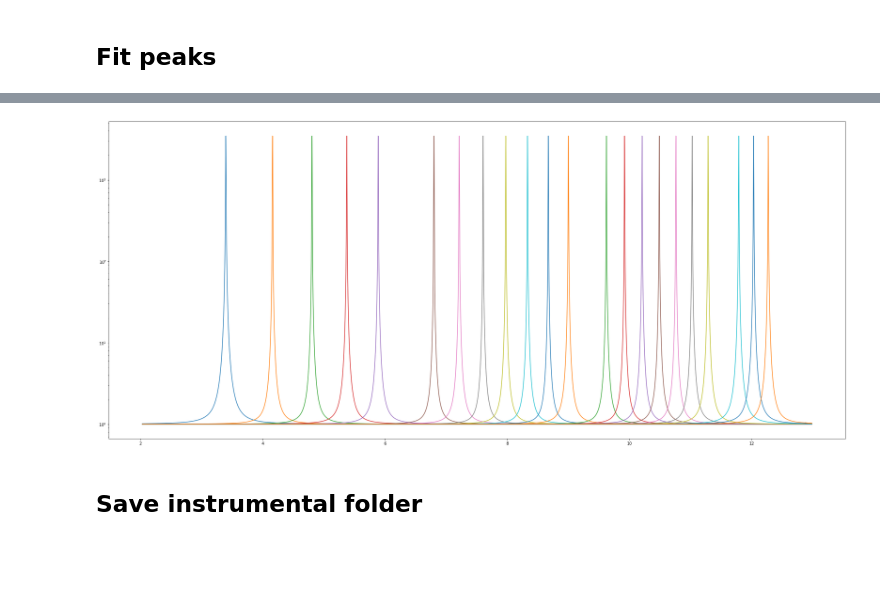
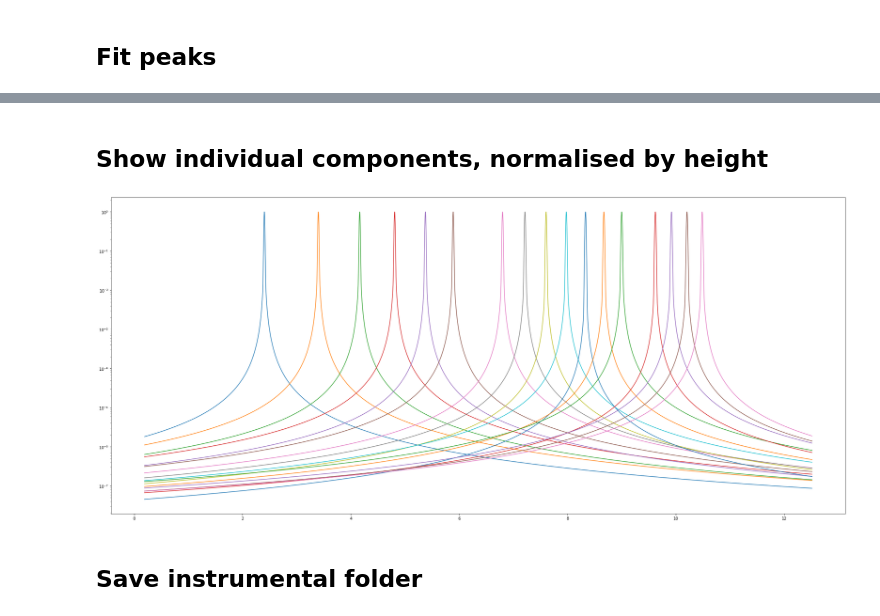
Before and after one commit to rhysgt/cmwp_tools, a Jupyter notebook: Make_CMWP_instrumental.ipynb, the cells around one changed output, grey strips where cells are left out. Drawn from its saved outputs; the diff is of its cells as text; code cells hidden in the pictures; blank space fills up the shorter version.

```diff
--- a/Make_CMWP_instrumental.ipynb
+++ b/Make_CMWP_instrumental.ipynb
@@ -22,4 +19,17 @@ baseline = [3.22, 3.7, 4.5, 6.5, 8.1, 9.3, 11.55, 12.15]
+# %%
+if not os.path.exists(outfolder):
+    os.makedirs(outfolder)
+
+x_2theta, y = np.loadtxt(inputfile, unpack=True)
+
+y=y+1000
+
+x_k_nm = 10 * 2 * np.sin(np.deg2rad(np.array(x_2theta)/2)) / wavelength
 # %%
 peak_name, peak_pos = getReflections(crystalType='cubic', outputType='2theta', a=a, wavelength=wavelength, printReflections=False)
 _, peak_pos_k = getReflections(crystalType='cubic', outputType='k', a=a, wavelength=wavelength, printReflections=False)
 peak_pos_k_nm = peak_pos_k*10
+
+
+baseline = (peak_pos_k_nm[:-1]+peak_pos_k_nm[1:])/2
+baseline = np.append(x_k_nm[15], baseline)
@@ -107,16 +90,11 @@ plt.tight_layout()
 # %% [markdown]
 ## Fit peaks
 # %%
-fig, ax = plt.subplots(1,1, figsize=(34, 15))
-# Fit each peak independently
+models = []; pars = []; prefixes = [];
 
-models = []
-pars = []
-prefixes = []
 for i, peak in enumerate(actual_peaks):
 
-    search = 100 + i*10
-    searchrange = 10
+    search = 20 + i*10
 
     elem = np.abs(x_k_nm-peak).argmin()
 
@@ -127,27 +105,22 @@ for i, peak in enumerate(actual_peaks):
     prefixes.append(prefix)
 
     mod = PseudoVoigtModel(prefix=prefix)
+    #mod = GaussianModel(prefix=prefix)
     #mod = Pearson7Model(prefix=prefix, nan_policy='omit')
     models.append(mod)
 
     par = mod.make_params()
 
     par[prefix+'center'].set(value=peak, min=peak-0.05, max=peak+0.05)
-    par[prefix+'sigma'].set(value=0.01, min=0.001, max=0.1)
-    par[prefix+'height'].set(value=(np.max(yvals)-np.min(yvals)), min=2)
+    par[prefix+'sigma'].set(value=0.005, min=0.001, max=0.2)
+    par[prefix+'height'].set(value=(np.max(yvals)-np.min(yvals)), min=(np.max(yvals)-np.min(yvals))-100, max=(np.max(yvals)-np.min(yvals))+100)
     pars.append(par)
 
 models = np.sum(models)
 pars = np.sum(pars)
 
 init = models.eval(pars, x=x_k_nm)
-out = models.fit(y_nobck, pars, x=x_k_nm)
 
+### CURRENTLY SET TO WEIGHT BY INVERSE HEIGHT
 
-# Plotting
-ax.plot(x_k_nm, y_nobck, label='raw')
-ax.plot(x_k_nm, np.sum([out.eval_components(x=x_k_nm)[prefix] for prefix in prefixes], axis=0), 'k--', label='fit')
-ax.legend()
-ax.set_ylim(-10, 100)
-ax.set_title('Raw data and fit', fontsize=14)
-ax.set_xlabel('K ($nm^{-1}$)', fontsize=14); ax.set_ylabel('Intensity', fontsize=14);
+out = models.fit(y_nobck, pars, weights=1/np.sqrt(np.abs(y_nobck)+1), x=x_k_nm)
@@ -158,16 +145,19 @@ ax.set_xlabel('K ($nm^{-1}$)', fontsize=14); ax.set_ylabel('Intensity', fontsize
+# %% [markdown]
+## Show individual components, normalised by height
 # %%
 # Expand d range to catch peaks that are clipping on edges
 
 gap=x_2theta[1]-x_2theta[0]
-new_x_2theta = np.arange(np.min(x_2theta)-10, np.max(x_2theta)+50, gap)
+new_x_2theta = np.arange(np.min(x_2theta)-2, np.max(x_2theta)+2, gap)
 new_x_k_nm = 10 * 2 * np.sin(np.deg2rad(np.array(new_x_2theta)/2)) / wavelength
 # %%
 maxheight = np.max([out.eval_components(x=x_k_nm)[prefix] for prefix in prefixes])
 fig, ax = plt.subplots(figsize=(34,15))
 for prefix in prefixes:
-    scale_height = maxheight/np.max(out.eval_components(x=new_x_k_nm)[prefix])
-    ax.plot(new_x_k_nm, out.eval_components(x=new_x_k_nm)[prefix]*scale_height+1, label='fit')
+    scale_height = 1/np.max(out.eval_components(x=new_x_k_nm)[prefix])
+    ax.plot(new_x_k_nm, out.eval_components(x=new_x_k_nm)[prefix]*scale_height, label='fit')
     #print(out.params[prefix + 'sigma'].value)
 plt.yscale('log')
+#plt.ylim(-20, 1000)
 # %% [output]
-[figure, old version]
+[figure, new version]
```
Also changed, not shown: parts of 17 cells of this notebook.
